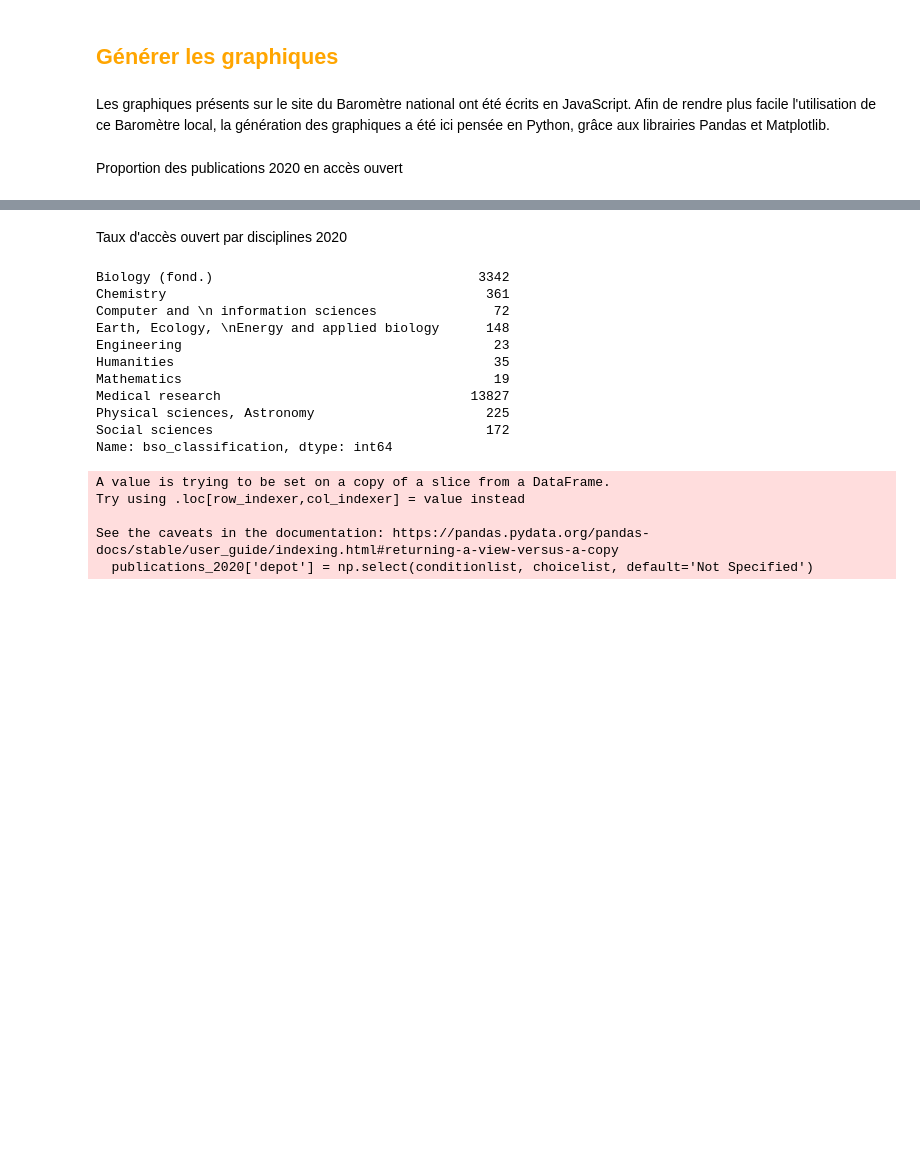
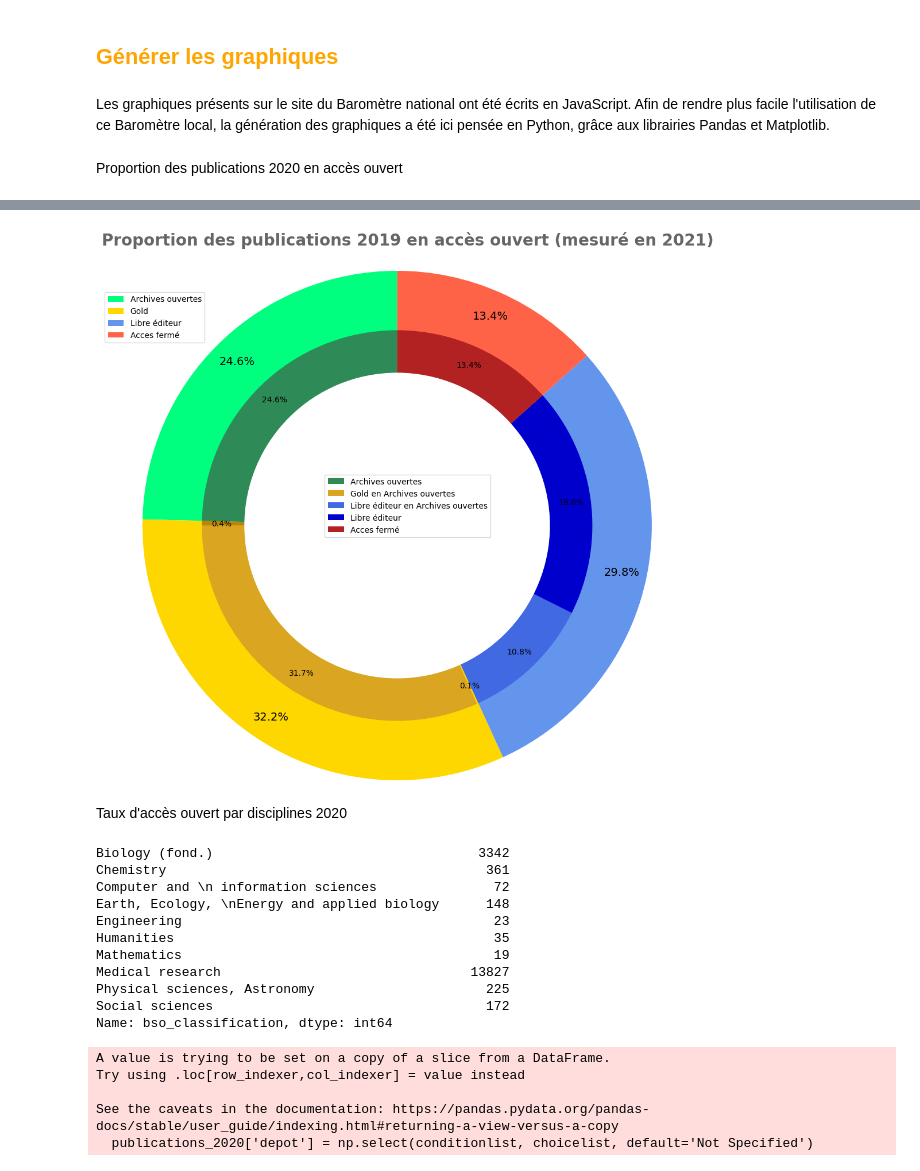
Before and after one commit to Inserm-IST/BSO-Inserm, a Jupyter notebook: 02_barometre_inserm.ipynb, the cells around one changed output, grey strips where cells are left out. Drawn from its saved outputs; the diff is of its cells as text; code cells hidden in the pictures; blank space fills up the shorter version.

```diff
--- a/02_barometre_inserm.ipynb
+++ b/02_barometre_inserm.ipynb
@@ -189,0 +156,2 @@ Text(0.55, 1.8, 'Proportion des publications 2019 en accès ouvert (mesuré en 2
+# %%
+free_rep = free & (pie_data['oa_host_type'] =='publisher;repository')
@@ -189,0 +169,10 @@ Text(0.55, 1.8, 'Proportion des publications 2019 en accès ouvert (mesuré en 2
+# %%
+pie_data_int = pd.DataFrame({'oa_no' : oa_no,
+                   'gold_publi' : gold_publi ,
+                   'gold_rep' : gold_rep,
+                   'gold_rep_only' : gold_rep_only,
+                   'free_publi' : free_publi,
+                   'free_rep' : free_rep,
+                   'archive_ouverte' : archive_ouverte
+                            })
+pie_data_int
@@ -189,0 +193,3 @@ Text(0.55, 1.8, 'Proportion des publications 2019 en accès ouvert (mesuré en 2
+# %%
+pie_data_int_type = pie_data_int.dot(pie_data_int.columns).to_frame('type')
+pie_data_int_type
@@ -189,0 +210,3 @@ Text(0.55, 1.8, 'Proportion des publications 2019 en accès ouvert (mesuré en 2
+# %%
+pie_data_int_chiffres = pie_data_int_type.value_counts(normalize=True, sort=False)[['oa_no','gold_publi','gold_rep','gold_rep_only','free_publi','free_rep','archive_ouverte']].rename({'oa_no': 'Accès fermé', 'gold_publi' : 'Gold éditeur', 'gold_rep' : 'Gold en Archives ouvertes', 'free_publi' : 'Libre éditeur', 'free_rep' : 'Libre éditeur en Archives ouvertes', 'archive_ouverte' : 'Archives ouvertes'})
+pie_data_int_chiffres.mul(100).round(1).astype(str) + '%'
@@ -190,3 +223,44 @@ Text(0.55, 1.8, 'Proportion des publications 2019 en accès ouvert (mesuré en 2
+# %%
+fig, ax = plt.subplots(dpi=100)
+ax.set_aspect('equal')
+# Cercle extérieur
+slices_ext, legend_labels_ext, pct_labels_ext = ax.pie(pie_data_ext_chiffres,
+       radius=3,
+       labeldistance = None,
+       textprops = {'fontsize':14, 'color':'black'},
+       colors=['springgreen', 'gold', 'cornflowerblue', 'tomato', ],
+       autopct=lambda x: str(round(x, 1)) + '%',
+       pctdistance = 0.9,
+       startangle=90,
+       frame = True
+      );
+# Cercle intérieur
+slices_int, legend_labels_int, pct_labels_int = ax.pie(pie_data_int_chiffres,
+       radius=2.3,
+       labeldistance = None,
+       colors=['seagreen','darkgoldenrod','goldenrod','gold','royalblue','mediumblue','firebrick'], autopct=lambda x: str(round(x, 1)) + '%',
+       pctdistance = 0.9,
+       startangle=90);
+# Cercle blanc intérieur
+ax.pie([1], radius=1.8, colors='white');
+# Legende extérieur
+legende_ext = plt.legend(slices_ext,
+                           ['Archives ouvertes', 'Gold','Libre éditeur','Acces fermé'],
+                           bbox_to_anchor=(0,1.25),
+                           loc="center right",
+                           bbox_transform=plt.gcf().transFigure
+                          )
+# Legende intérieur (la légende est ajoutée à la figure et non au plot, sinon la légende précedente est écrasée)
+legende_int  = fig.legend(slices_int,
+                           ['Archives ouvertes', '_nolegend_', 'Gold en Archives ouvertes', '_nolegend_', 'Libre éditeur en Archives ouvertes', 'Libre éditeur', 'Acces fermé'],
+                            loc = "center"
+                          )
+#ax.legend(loc="center", fontsize = 12)
+plt.title('Proportion des publications 2019 en accès ouvert (mesuré en 2021)', fontsize = 20, x = 0.55, y = 1.8,
+          fontweight = 'bold', alpha = 0.6)
+plt.savefig('Data/outputs/2019_proportion_publications_oa_20211214.png', dpi=150, bbox_inches='tight', pad_inches=0.9)
+# %% [output]
+[figure, added]
 # %% [markdown]
 Taux d'accès ouvert par disciplines 2020
 # %%
```
Also changed, not shown: parts of 42 cells of this notebook, 1 other file.
